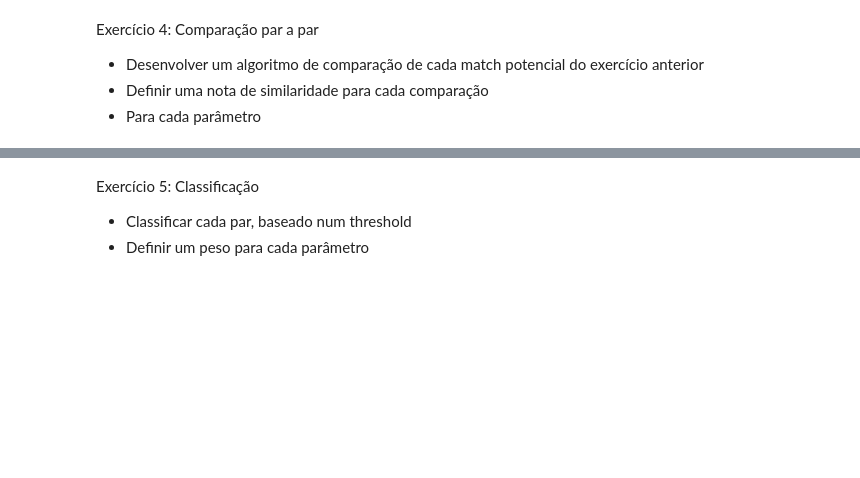
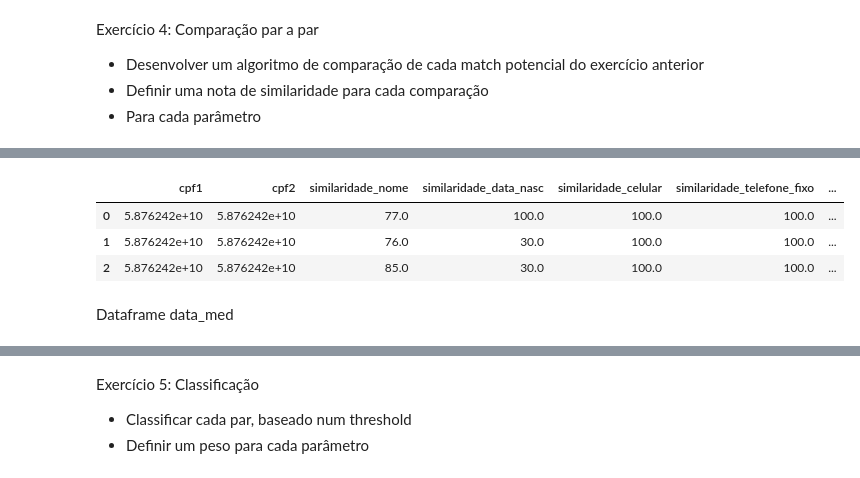
Before and after one commit to anablima/MBA_DataEngineer, a Jupyter notebook: Bootcamp_Data_Engineering_Exercicios.ipynb, the cells around one changed output, grey strips where cells are left out. Cells and saved outputs as stored; diff of their text form; code cells hidden in the pictures; blank space fills up the shorter version.

```diff
--- a/Bootcamp_Data_Engineering_Exercicios.ipynb
+++ b/Bootcamp_Data_Engineering_Exercicios.ipynb
@@ -166,0 +111,5 @@ Exercício 2: Pré-processamento
+# %%
+# 2. Formatando a coluna 'data_nasc' para o formato desejado
+data_med['data_nasc'] = data_med['data_nasc'].dt.strftime('%d/%m/%Y')
+
+data_med.head(100)
@@ -174,0 +143,7 @@ Exercício 3: Indexação
+# %%
+# Criando os blocos
+blocos_cad = cad.groupby('cpf')
+
+# Listando os possíveis matches em cada bloco
+for _, bloco in blocos_cad:
+    print(bloco)
@@ -174,0 +175,7 @@ Exercício 3: Indexação
+# %%
+# Criando os blocos
+blocos_data_med = data_med.groupby('cpf')
+
+# Listando os possíveis matches em cada bloco
+for _, bloco in blocos_data_med:
+    print(bloco)
@@ -181,0 +253,49 @@ Exercício 4: Comparação par a par
+# %%
+from fuzzywuzzy import fuzz
+
+def comparar_matches(bloco):
+  """
+  Compara cada par de registros em um bloco e calcula a similaridade para cada parâmetro.
+
+  Args:
+    bloco: Um DataFrame contendo os registros a serem comparados.
+
+  Returns:
+    Um DataFrame com as similaridades calculadas.
+  """
+
+  resultados = []
+  for i in range(len(bloco)):
+    for j in range(i + 1, len(bloco)):
+      registro1 = bloco.iloc[i]
+      registro2 = bloco.iloc[j]
+
+      similaridade_nome = fuzz.ratio(registro1['nome'], registro2['nome'])
+      similaridade_data_nasc = fuzz.ratio(registro1['data_nasc'], registro2['data_nasc'])
+      similaridade_celular = fuzz.ratio(registro1['celular'], registro2['celular'])
+      similaridade_telefone_fixo = fuzz.ratio(registro1['telefone_fixo'], registro2['telefone_fixo'])
+      similaridade_email = fuzz.ratio(registro1['email'], registro2['email'])
+
+      resultados.append({
+          'cpf1': registro1['cpf'],
+          'cpf2': registro2['cpf'],
+          'similaridade_nome': similaridade_nome,
+          'similaridade_data_nasc': similaridade_data_nasc,
+          'similaridade_celular': similaridade_celular,
+          'similaridade_telefone_fixo': similaridade_telefone_fixo,
+          'similaridade_email': similaridade_email
+      })
+
+  return pd.DataFrame(resultados)
+
+# Aplica a função a cada bloco do DataFrame 'cad'
+resultados_comparacao = blocos_cad.apply(comparar_matches).reset_index(drop=True)
+
+resultados_comparacao.head()
+# %% [output]
+|  | cpf1 | cpf2 | similaridade_nome | similaridade_data_nasc | similaridade_celular | similaridade_telefone_fixo | ... |
+| 0 | 5.876242e+10 | 5.876242e+10 | 77.0 | 100.0 | 100.0 | 100.0 | ... |
+| 1 | 5.876242e+10 | 5.876242e+10 | 76.0 | 30.0 | 100.0 | 100.0 | ... |
+| 2 | 5.876242e+10 | 5.876242e+10 | 85.0 | 30.0 | 100.0 | 100.0 | ... |
+# %% [markdown]
+Dataframe data_med
```
Also changed, not shown: parts of 29 cells of this notebook.
